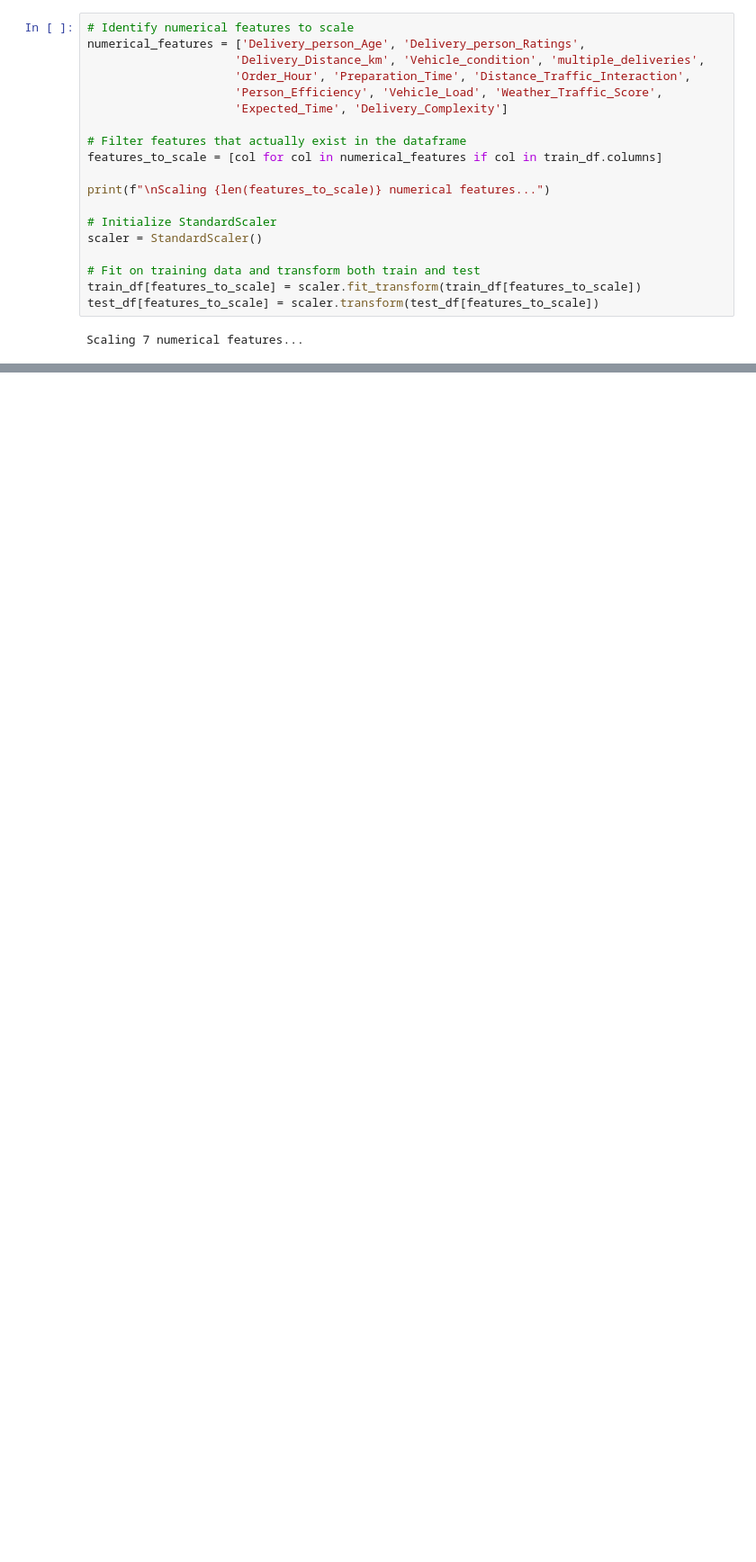
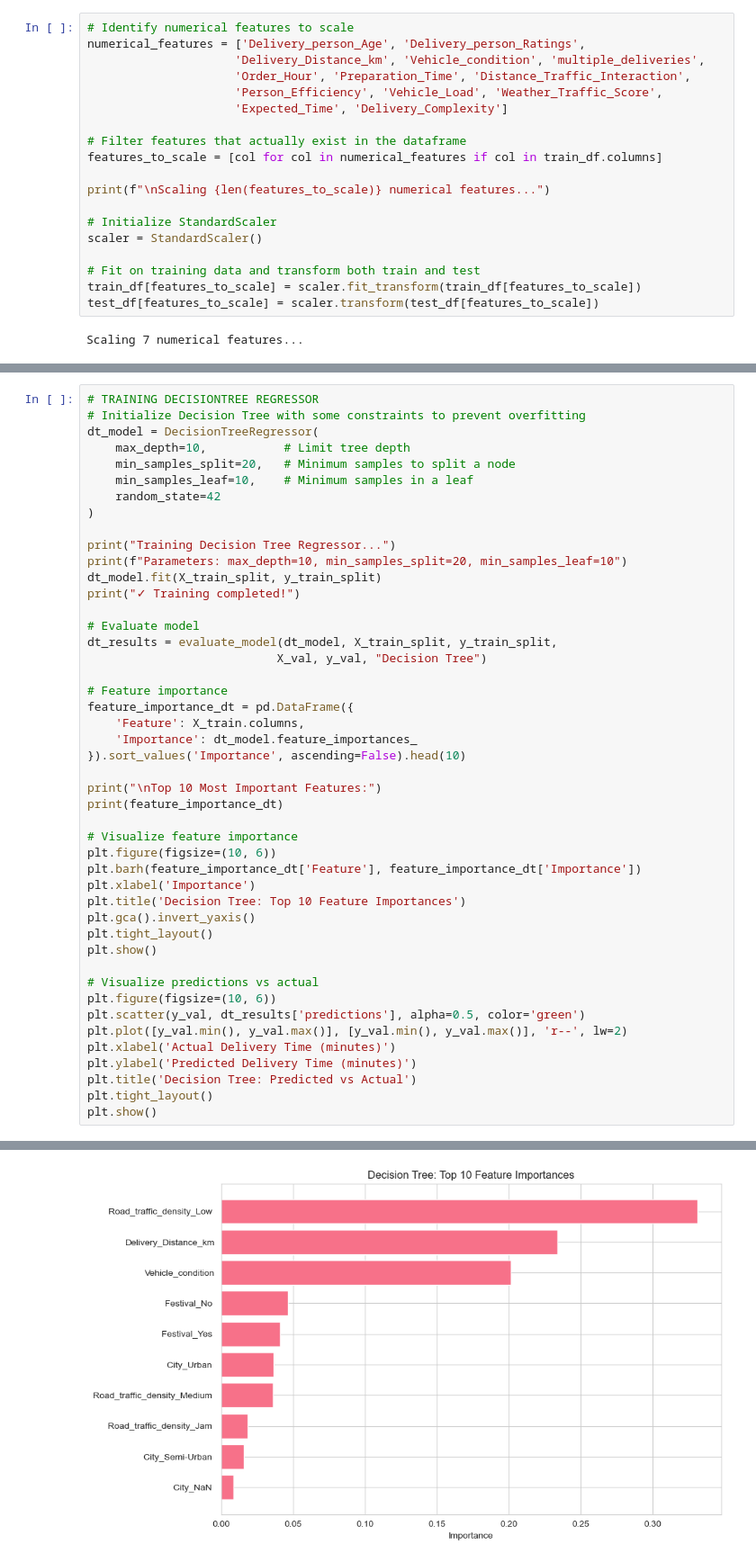
Before and after one commit to Alpha-machine96/Delivery_time_prediction, a Jupyter notebook: delivery_time_prediction.ipynb, the cells around one changed output, grey strips where cells are left out. Shown at 90% size. Cells and saved outputs as stored; diff of their text form; blank space fills up the shorter version.

```diff
--- a/delivery_time_prediction.ipynb
+++ b/delivery_time_prediction.ipynb
@@ -502,0 +741,47 @@ Feature list:
+# %%
+# TRAINING DECISIONTREE REGRESSOR
+# Initialize Decision Tree with some constraints to prevent overfitting
+dt_model = DecisionTreeRegressor(
+    max_depth=10,           # Limit tree depth
+    min_samples_split=20,   # Minimum samples to split a node
+    min_samples_leaf=10,    # Minimum samples in a leaf
+    random_state=42
+)
+
+print("Training Decision Tree Regressor...")
+print(f"Parameters: max_depth=10, min_samples_split=20, min_samples_leaf=10")
+dt_model.fit(X_train_split, y_train_split)
+print("✓ Training completed!")
+
+# Evaluate model
+dt_results = evaluate_model(dt_model, X_train_split, y_train_split,
+                           X_val, y_val, "Decision Tree")
+
+# Feature importance
+feature_importance_dt = pd.DataFrame({
+    'Feature': X_train.columns,
+    'Importance': dt_model.feature_importances_
+}).sort_values('Importance', ascending=False).head(10)
+
+print("\nTop 10 Most Important Features:")
+print(feature_importance_dt)
+
+# Visualize feature importance
+plt.figure(figsize=(10, 6))
+plt.barh(feature_importance_dt['Feature'], feature_importance_dt['Importance'])
+plt.xlabel('Importance')
+plt.title('Decision Tree: Top 10 Feature Importances')
+plt.gca().invert_yaxis()
+plt.tight_layout()
+plt.show()
+
+# Visualize predictions vs actual
+plt.figure(figsize=(10, 6))
+plt.scatter(y_val, dt_results['predictions'], alpha=0.5, color='green')
+plt.plot([y_val.min(), y_val.max()], [y_val.min(), y_val.max()], 'r--', lw=2)
+plt.xlabel('Actual Delivery Time (minutes)')
+plt.ylabel('Predicted Delivery Time (minutes)')
+plt.title('Decision Tree: Predicted vs Actual')
+plt.tight_layout()
+plt.show()
+# %% [output]
@@ -502,0 +805 @@ Feature list:
+[figure, added]
```
Also changed, not shown: parts of 9 cells of this notebook.
